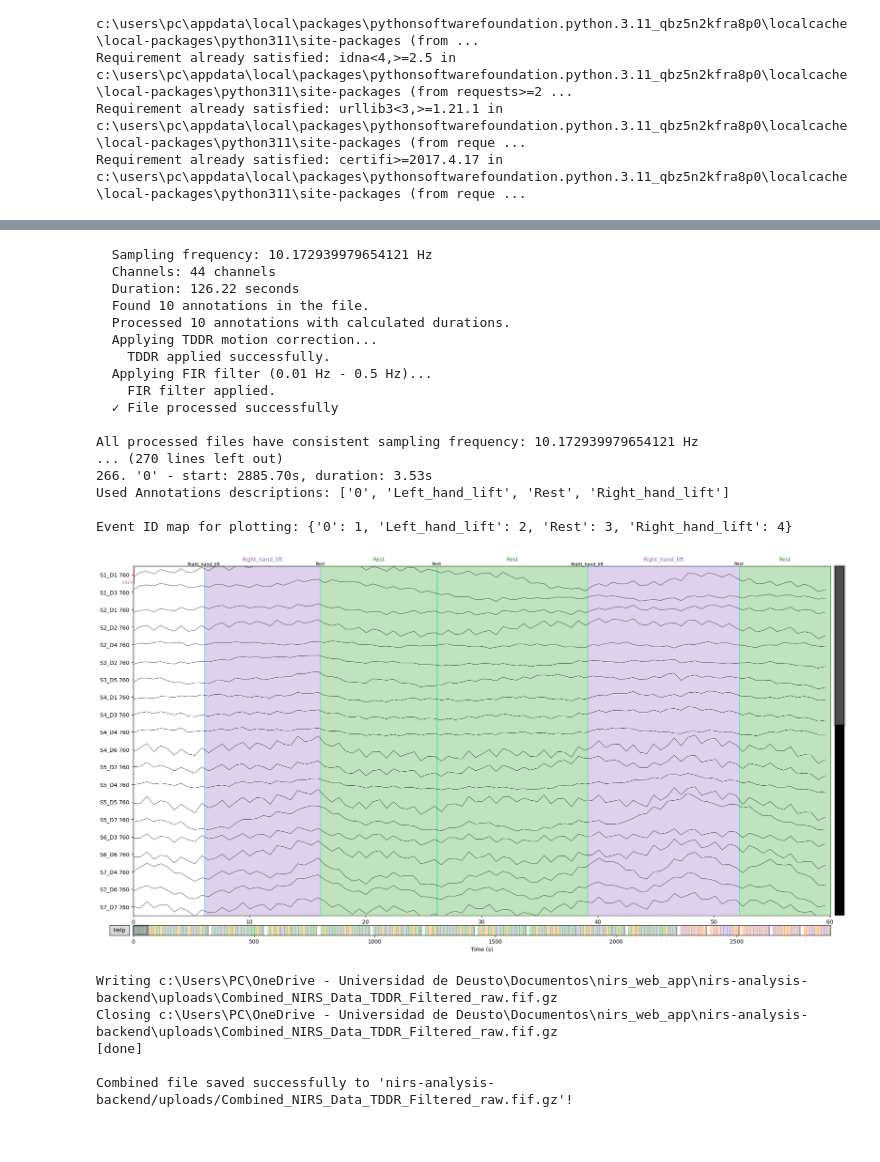
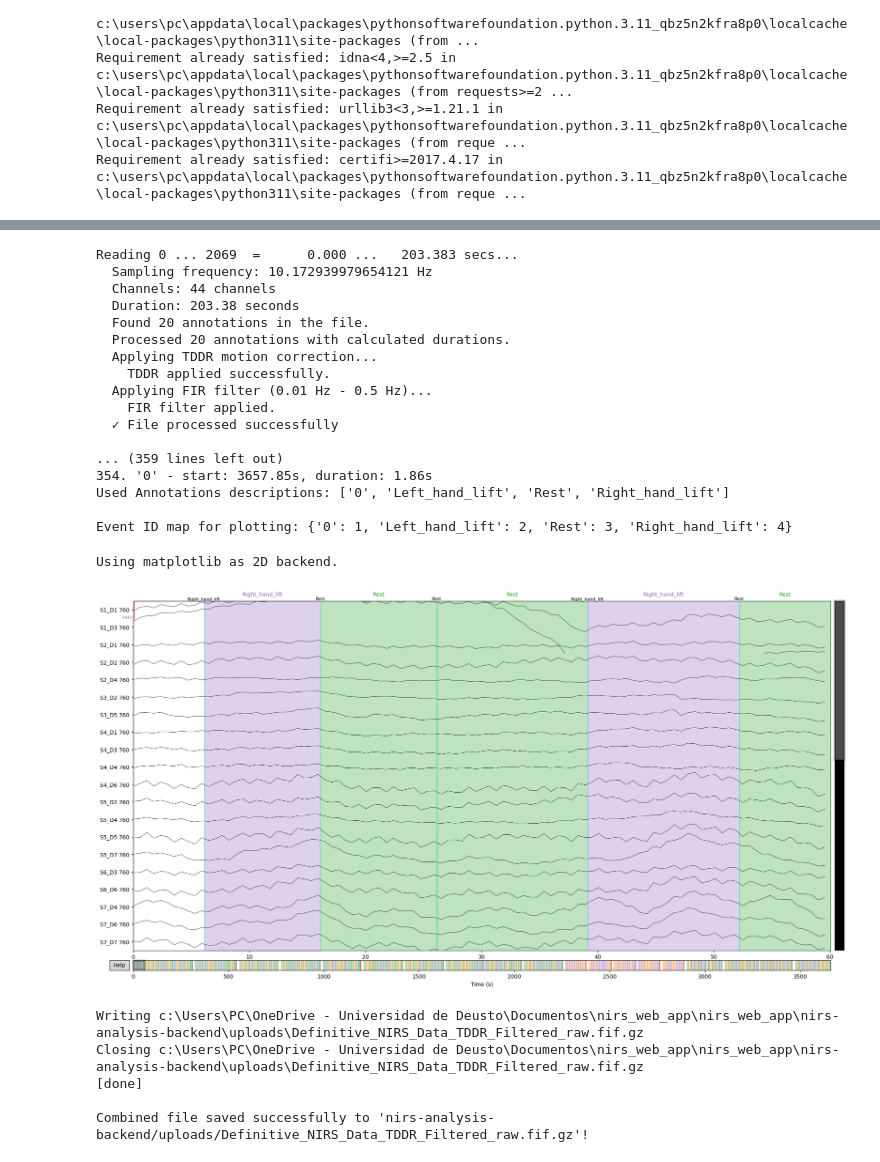
Before and after one commit to AsierMSA/nirs_web_app, a Jupyter notebook: NIRS_TO_.FIF.GZ.ipynb, the cells around one changed output, grey strips where cells are left out. Cells and saved outputs as stored; diff of their text form; code cells hidden in the pictures.

```diff
--- a/NIRS_TO_.FIF.GZ.ipynb
+++ b/NIRS_TO_.FIF.GZ.ipynb
@@ -45,6 +45,10 @@ file_paths = [
     r'C:\Users\PC\Downloads\drive-download-20250515T091320Z-1-001\2025-05-12_008\2025-05-12_008.snirf',
     r'C:\Users\PC\Downloads\drive-download-20250515T091731Z-1-001\2025-05-14_002\2025-05-14_002.snirf',
     r'C:\Users\PC\Downloads\drive-download-20250515T091731Z-1-001\2025-05-14_003\2025-05-14_003.snirf',
+    r'C:\Users\PC\Downloads\drive-download-20250612T082455Z-1-001\2025-06-11_002\2025-06-11_002.snirf',
+    r'C:\Users\PC\Downloads\drive-download-20250612T082455Z-1-001\2025-06-11_003\2025-06-11_003.snirf',
+    r'C:\Users\PC\Downloads\drive-download-20250612T082455Z-1-001\2025-06-11_004\2025-06-11_004.snirf',
+    r'C:\Users\PC\Downloads\drive-download-20250612T082455Z-1-001\2025-06-11_001\2025-06-11_001.snirf',
 ]
 
 # Mapping from original annotation descriptions (expected in SNIRF) to desired event names
@@ -204,7 +208,7 @@ if not os.path.exists(output_dir):
     os.makedirs(output_dir)
     print(f"Created output directory: {output_dir}")
 
-output_path = os.path.join(output_dir, 'Combined_NIRS_Data_TDDR_Filtered_raw.fif.gz') # Updated name
+output_path = os.path.join(output_dir, 'Definitive_NIRS_Data_TDDR_Filtered_raw.fif.gz') # Updated name
 merged_raw.save(output_path, overwrite=True)
 print(f"\nCombined file saved successfully to '{output_path}'!")
 # %% [output]
@@ -330,23 +328,24 @@ Reading 0 ... 1284  =      0.000 ...   126.217 secs...
+Reading 0 ... 2069  =      0.000 ...   203.383 secs...
   Sampling frequency: 10.172939979654121 Hz
   Channels: 44 channels
-  Duration: 126.22 seconds
-  Found 10 annotations in the file.
-  Processed 10 annotations with calculated durations.
+  Duration: 203.38 seconds
+  Found 20 annotations in the file.
+  Processed 20 annotations with calculated durations.
   Applying TDDR motion correction...
     TDDR applied successfully.
   Applying FIR filter (0.01 Hz - 0.5 Hz)...
     FIR filter applied.
   ✓ File processed successfully
 
-All processed files have consistent sampling frequency: 10.172939979654121 Hz
-... (270 lines left out)
-266. '0' - start: 2885.70s, duration: 3.53s
+... (359 lines left out)
+354. '0' - start: 3657.85s, duration: 1.86s
 Used Annotations descriptions: ['0', 'Left_hand_lift', 'Rest', 'Right_hand_lift']
 
 Event ID map for plotting: {'0': 1, 'Left_hand_lift': 2, 'Rest': 3, 'Right_hand_lift': 4}
+Using matplotlib as 2D backend.
-[figure, old version]
+[figure, new version]
-Writing c:\Users\PC\OneDrive - Universidad de Deusto\Documentos\nirs_web_app\nirs-analysis-backend\uploads\Combined_NIRS_Data_TDDR_Filtered_raw.fif.gz
-Closing c:\Users\PC\OneDrive - Universidad de Deusto\Documentos\nirs_web_app\nirs-analysis-backend\uploads\Combined_NIRS_Data_TDDR_Filtered_raw.fif.gz
-[done]
-
-Combined file saved successfully to 'nirs-analysis-backend/uploads/Combined_NIRS_Data_TDDR_Filtered_raw.fif.gz'!
+Writing c:\Users\PC\OneDrive - Universidad de Deusto\Documentos\nirs_web_app\nirs_web_app\nirs-analysis-backend\uploads\Definitive_NIRS_Data_TDDR_Filtered_raw.fif.gz
+Closing c:\Users\PC\OneDrive - Universidad de Deusto\Documentos\nirs_web_app\nirs_web_app\nirs-analysis-backend\uploads\Definitive_NIRS_Data_TDDR_Filtered_raw.fif.gz
+[done]
+
+Combined file saved successfully to 'nirs-analysis-backend/uploads/Definitive_NIRS_Data_TDDR_Filtered_raw.fif.gz'!
```
Also changed, not shown: parts of 1 cell of this notebook, 1 other file.
